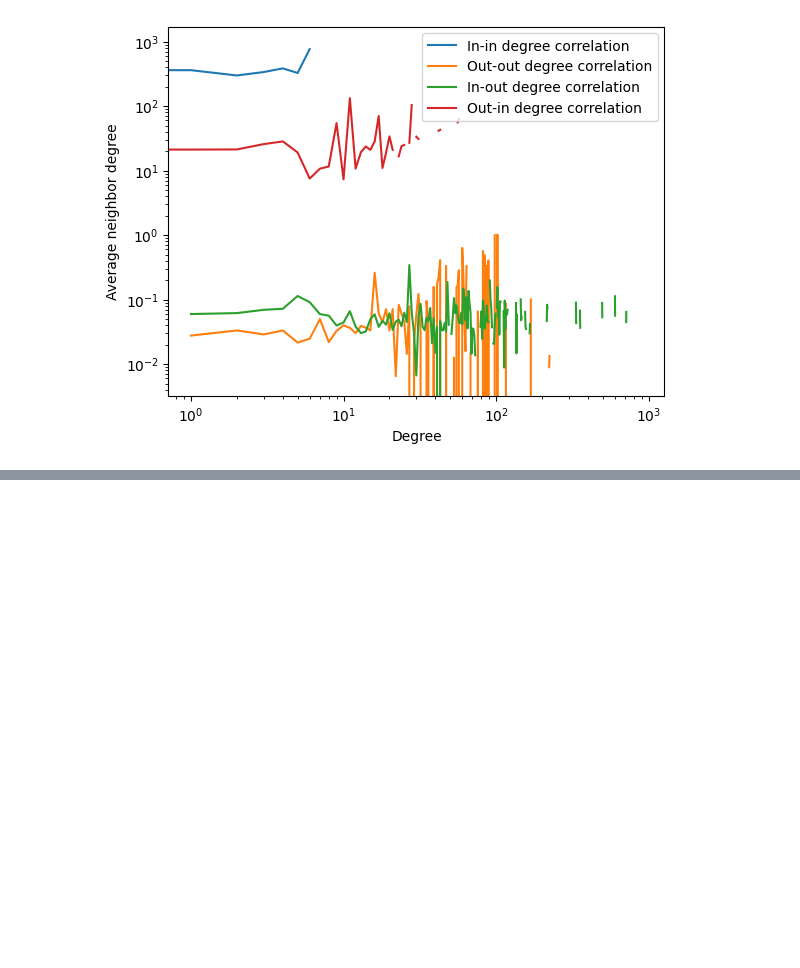
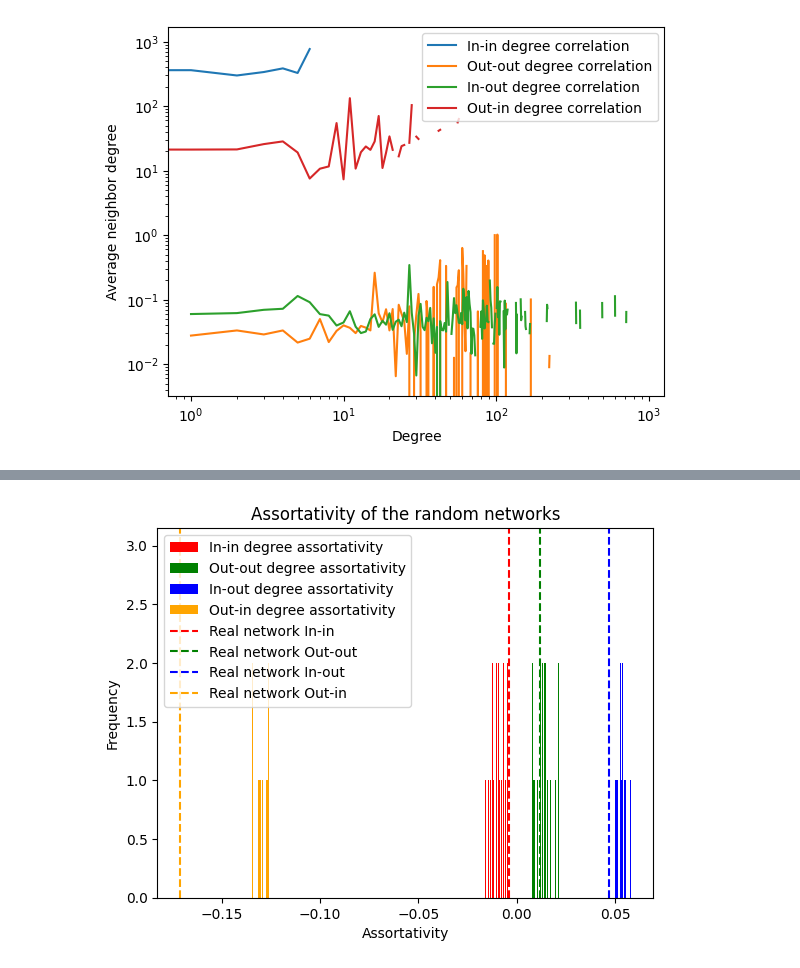
Before and after one commit to MathiasDamsgaard/Comp_Social_Sci_Assigments, a Jupyter notebook: Project.ipynb, the cells around one changed output, grey strips where cells are left out. Cells and saved outputs as stored; diff of their text form; code cells hidden in the pictures; blank space fills up the shorter version.

Commit message:
added degree preservation randomization model

```diff
--- a/Project.ipynb
+++ b/Project.ipynb
@@ -634,12 +634,12 @@ def degree_assortativity_directed(G: nx.DiGraph):
 
     return r_in_in, r_out_out, r_in_out, r_out_in
 
-r_in_in, r_out_out, r_in_out, r_out_in = degree_assortativity_directed(G)
+r_in_in_real, r_out_out_real, r_in_out_real, r_out_in_real = degree_assortativity_directed(G)
 
-print(f"In-in degree assortativity of the real network: {r_in_in:.5f}")
-print(f"Out-out degree assortativity of the real network: {r_out_out:.5f}")
-print(f"In-out degree assortativity of the real network: {r_in_out:.5f}")
-print(f"Out-in degree assortativity of the real network: {r_out_in:.5f}")
+print(f"In-in degree assortativity of the real network: {r_in_in_real:.5f}")
+print(f"Out-out degree assortativity of the real network: {r_out_out_real:.5f}")
+print(f"In-out degree assortativity of the real network: {r_in_out_real:.5f}")
+print(f"Out-in degree assortativity of the real network: {r_out_in_real:.5f}")
 # %% [output]
 In-in degree assortativity of the real network: -0.00388
 Out-out degree assortativity of the real network: 0.01190
@@ -739,0 +821,34 @@ plt.show()
+# %%
+# Do the assortativity on the config models and plot
+r_in_in_config = []
+r_out_out_config = []
+r_in_out_config = []
+r_out_in_config = []
+
+for _ in tqdm(range(20)):
+    G_config = configuration_model_directed(G)
+    r_in_in, r_out_out, r_in_out, r_out_in = degree_assortativity_directed(G_config)
+    r_in_in_config.append(r_in_in)
+    r_out_out_config.append(r_out_out)
+    r_in_out_config.append(r_in_out)
+    r_out_in_config.append(r_out_in)
+# %%
+# Plot the distribution of the assortativities
+plt.hist(r_in_in_config, bins=30, label='In-in degree assortativity', color='red')
+plt.hist(r_out_out_config, bins=30, label='Out-out degree assortativity', color='green')
+plt.hist(r_in_out_config, bins=30, label='In-out degree assortativity', color='blue')
+plt.hist(r_out_in_config, bins=30, label='Out-in degree assortativity', color='orange')
+
+# Plot the assortativity of the original network
+plt.axvline(r_in_in_real, color='red', linestyle='--', label='Real network In-in')
+plt.axvline(r_out_out_real, color='green', linestyle='--', label='Real network Out-out')
+plt.axvline(r_in_out_real, color='blue', linestyle='--', label='Real network In-out')
+plt.axvline(r_out_in_real, color='orange', linestyle='--', label='Real network Out-in')
+
+plt.xlabel('Assortativity')
+plt.ylabel('Frequency')
+plt.title('Assortativity of the random networks')
+plt.legend()
+plt.show()
+# %% [output]
+[figure, added]
```
Also changed, not shown: parts of 4 cells of this notebook.
